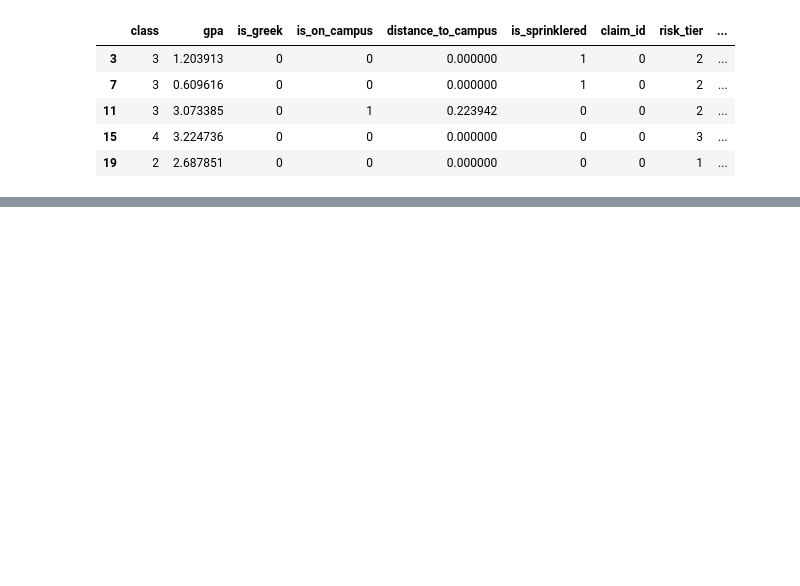
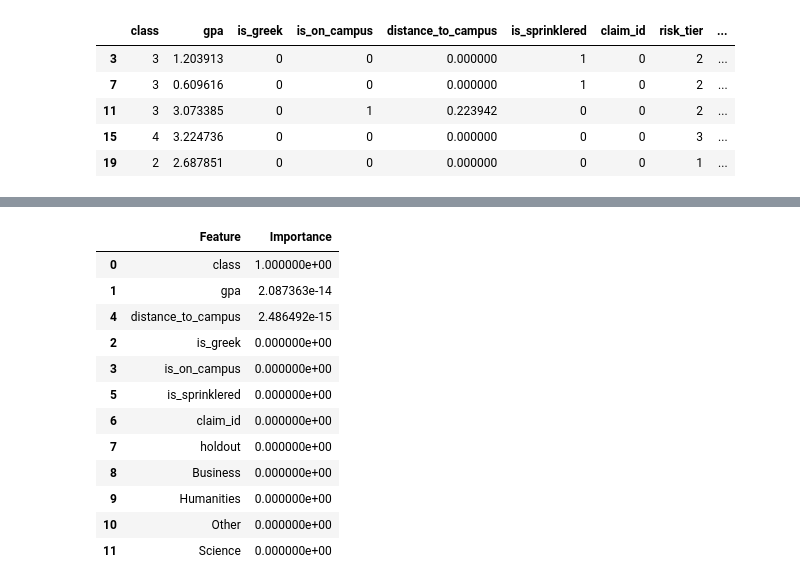
Before and after one commit to kyleosung/cas_casecomp_F24, a Jupyter notebook: kyle7.ipynb, the cells around one changed output, grey strips where cells are left out. Saved outputs shown, nothing was run; the diff lists cells and outputs as text; code cells hidden in the pictures; blank space fills up the shorter version.

```diff
--- a/kyle7.ipynb
+++ b/kyle7.ipynb
@@ -45,3 +45,19 @@ feature_importances
 | 9 | Humanities | 0.000000e+00 |
 | 10 | Other | 0.000000e+00 |
 | 11 | Science | 0.000000e+00 |
+# %%
+feature_importances['feature']
+# %% [output]
+|  | Feature | Importance |
+| 0 | class | 1.000000e+00 |
+| 1 | gpa | 2.087363e-14 |
+| 4 | distance_to_campus | 2.486492e-15 |
+| 2 | is_greek | 0.000000e+00 |
+| 3 | is_on_campus | 0.000000e+00 |
+| 5 | is_sprinklered | 0.000000e+00 |
+| 6 | claim_id | 0.000000e+00 |
+| 7 | holdout | 0.000000e+00 |
+| 8 | Business | 0.000000e+00 |
+| 9 | Humanities | 0.000000e+00 |
+| 10 | Other | 0.000000e+00 |
+| 11 | Science | 0.000000e+00 |
```
Also changed, not shown: parts of 3 cells of this notebook, 6 other files.
